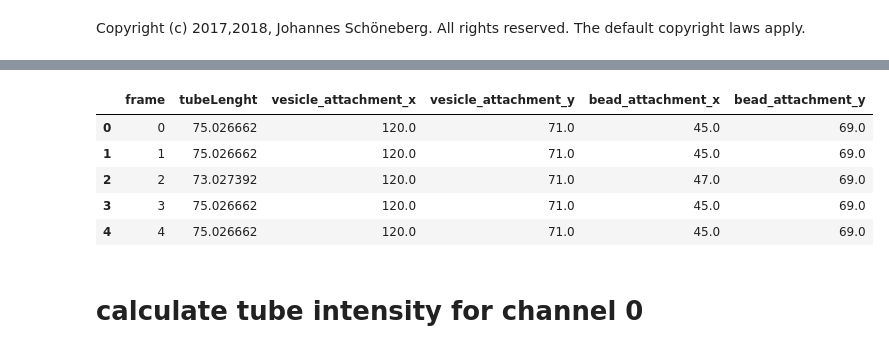
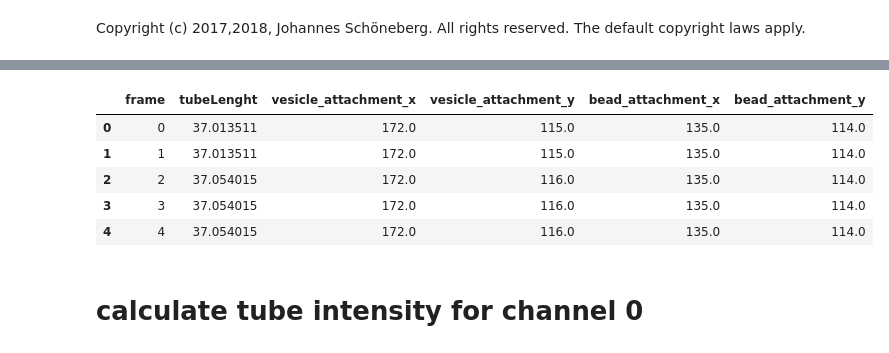
Before and after one commit to JohSchoeneberg/Confleezers, a Jupyter notebook: confleezers_data_analysis/tube__4_FluorescenceAlongTube.ipynb, the cells around one changed output, grey strips where cells are left out. Cells and saved outputs as stored; diff of their text form; code cells hidden in the pictures.

```diff
--- a/confleezers_data_analysis/tube__4_FluorescenceAlongTube.ipynb
+++ b/confleezers_data_analysis/tube__4_FluorescenceAlongTube.ipynb
@@ -58,7 +58,7 @@ import TubeProcessing as tubeProc
 #xlimit = (-150,300)
 # %%
 # read input parameters:
-path = '/Users/johannesschoeneberg/Desktop/PostDoc/hurley_lab/pulling_confleezers_dataSharing_local/2018-06-05_movie1/'
+path = '/Users/johannesschoeneberg/Dropbox/ESCRT_data_sharing/m2_2018-06-05_v10/'
 
 inputParameters = pd.read_csv(path+'_info.csv',names=['key','value'])
 inputParameters
@@ -83,20 +83,21 @@ inputParameters
 # %%
 # read the tube vector from a previous step
 
 inputDataFolder = inproc.getInputParameter(inputParameters,"input_data_folder")
-tubeVectorFileName = inproc.getInputParameter(inputParameters,"tube_vector_file")
+tubeVectorFileName = inproc.getInputParameter(inputParameters,"tubeVector_file")
 
+#path = '/Volumes/Samsung_T3b/science/confleezers/2018-06-05/v10all/'
 
-df_tubeVector = pd.read_csv(path+inputDataFolder+tubeVectorFileName)
+df_tubeVector = pd.read_csv(path+inputDataFolder+'/'+tubeVectorFileName)
 df_tubeVector.columns=['frame','tubeLenght',"vesicle_attachment_x",'vesicle_attachment_y','bead_attachment_x','bead_attachment_y']
 df_tubeVector[0:5]
 # %% [output]
 |  | frame | tubeLenght | vesicle_attachment_x | vesicle_attachment_y | bead_attachment_x | bead_attachment_y |
-| 0 | 0 | 75.026662 | 120.0 | 71.0 | 45.0 | 69.0 |
-| 1 | 1 | 75.026662 | 120.0 | 71.0 | 45.0 | 69.0 |
-| 2 | 2 | 73.027392 | 120.0 | 71.0 | 47.0 | 69.0 |
-| 3 | 3 | 75.026662 | 120.0 | 71.0 | 45.0 | 69.0 |
-| 4 | 4 | 75.026662 | 120.0 | 71.0 | 45.0 | 69.0 |
+| 0 | 0 | 37.013511 | 172.0 | 115.0 | 135.0 | 114.0 |
+| 1 | 1 | 37.013511 | 172.0 | 115.0 | 135.0 | 114.0 |
+| 2 | 2 | 37.054015 | 172.0 | 116.0 | 135.0 | 114.0 |
+| 3 | 3 | 37.054015 | 172.0 | 116.0 | 135.0 | 114.0 |
+| 4 | 4 | 37.054015 | 172.0 | 116.0 | 135.0 | 114.0 |
 # %% [markdown]
 # calculate tube intensity for channel 0
 # %%
```
Also changed, not shown: parts of 6 cells of this notebook, 11 other files.
